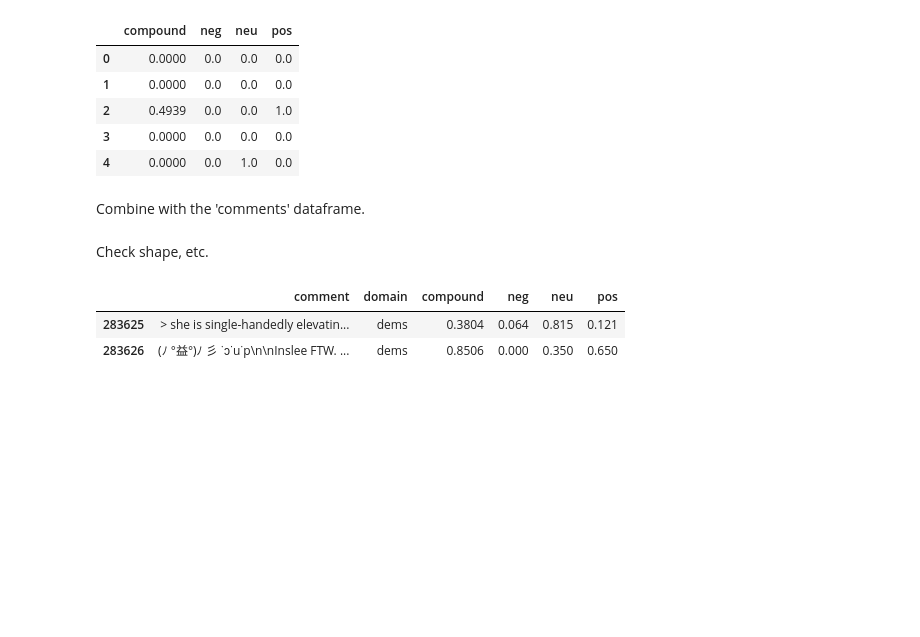
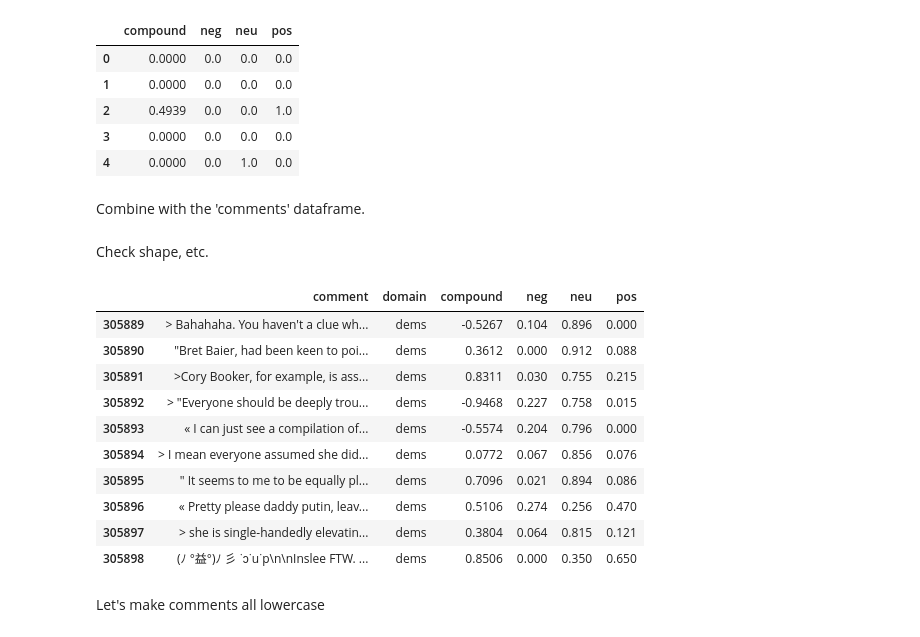
Before and after one commit to miaiseman/a-song-of-vice-and-higher, a Jupyter notebook: data_flow_together_6_11_big_df.ipynb, the cells around one changed output. Saved outputs shown, nothing was run; the diff lists cells and outputs as text; code cells hidden in the pictures; blank space fills up the shorter version.

Commit message:
create latest db of comments with sentiment

```diff
--- a/data_flow_together_6_11_big_df.ipynb
+++ b/data_flow_together_6_11_big_df.ipynb
@@ -316,3 +134,15 @@ memory usage: 1.3+ MB
 ### Bookmark! <a name='bookmark' />
 # %% [markdown]
 # Make combined comments df
+# %%
+# Setup PSQL connection
+conn = psql.connect(
+    database=db,
+    user=user,
+    password=ps,
+    host=host,
+    port='5432'
+)
+# %%
+# Instantiate cursor
+cur = conn.cursor()
@@ -385,8 +228,18 @@ df_comms_sent = pd.concat([df_comms, df_sentiment], axis=1)
 # %% [markdown]
 Check shape, etc.
 # %%
-df_comms_sent.tail(2)
+df_comms_sent.tail(10)
 # %% [output]
 |  | comment | domain | compound | neg | neu | pos |
-| 283625 | > she is single-handedly elevatin... | dems | 0.3804 | 0.064 | 0.815 | 0.121 |
-| 283626 | (ﾉ °益°)ﾉ 彡 ˙ɔ˙u˙p\n\nInslee FTW. ... | dems | 0.8506 | 0.000 | 0.350 | 0.650 |
+| 305889 | > Bahahaha. You haven't a clue wh... | dems | -0.5267 | 0.104 | 0.896 | 0.000 |
+| 305890 | "Bret Baier, had been keen to poi... | dems | 0.3612 | 0.000 | 0.912 | 0.088 |
+| 305891 | >Cory Booker, for example, is ass... | dems | 0.8311 | 0.030 | 0.755 | 0.215 |
+| 305892 | > "Everyone should be deeply trou... | dems | -0.9468 | 0.227 | 0.758 | 0.015 |
+| 305893 | « I can just see a compilation of... | dems | -0.5574 | 0.204 | 0.796 | 0.000 |
+| 305894 | > I mean everyone assumed she did... | dems | 0.0772 | 0.067 | 0.856 | 0.076 |
+| 305895 | " It seems to me to be equally pl... | dems | 0.7096 | 0.021 | 0.894 | 0.086 |
+| 305896 | « Pretty please daddy putin, leav... | dems | 0.5106 | 0.274 | 0.256 | 0.470 |
+| 305897 | > she is single-handedly elevatin... | dems | 0.3804 | 0.064 | 0.815 | 0.121 |
+| 305898 | (ﾉ °益°)ﾉ 彡 ˙ɔ˙u˙p\n\nInslee FTW. ... | dems | 0.8506 | 0.000 | 0.350 | 0.650 |
+# %% [markdown]
+Let's make comments all lowercase
```
Also changed, not shown: parts of 54 cells of this notebook.
